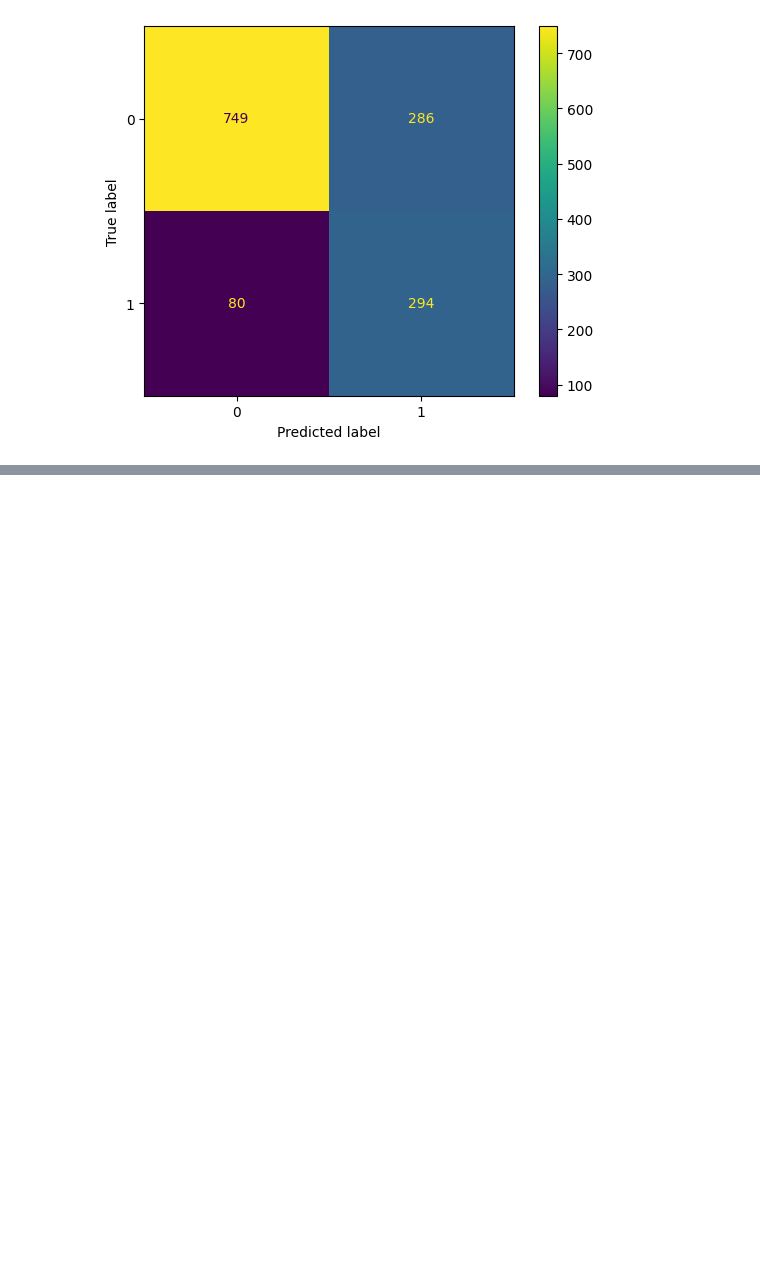
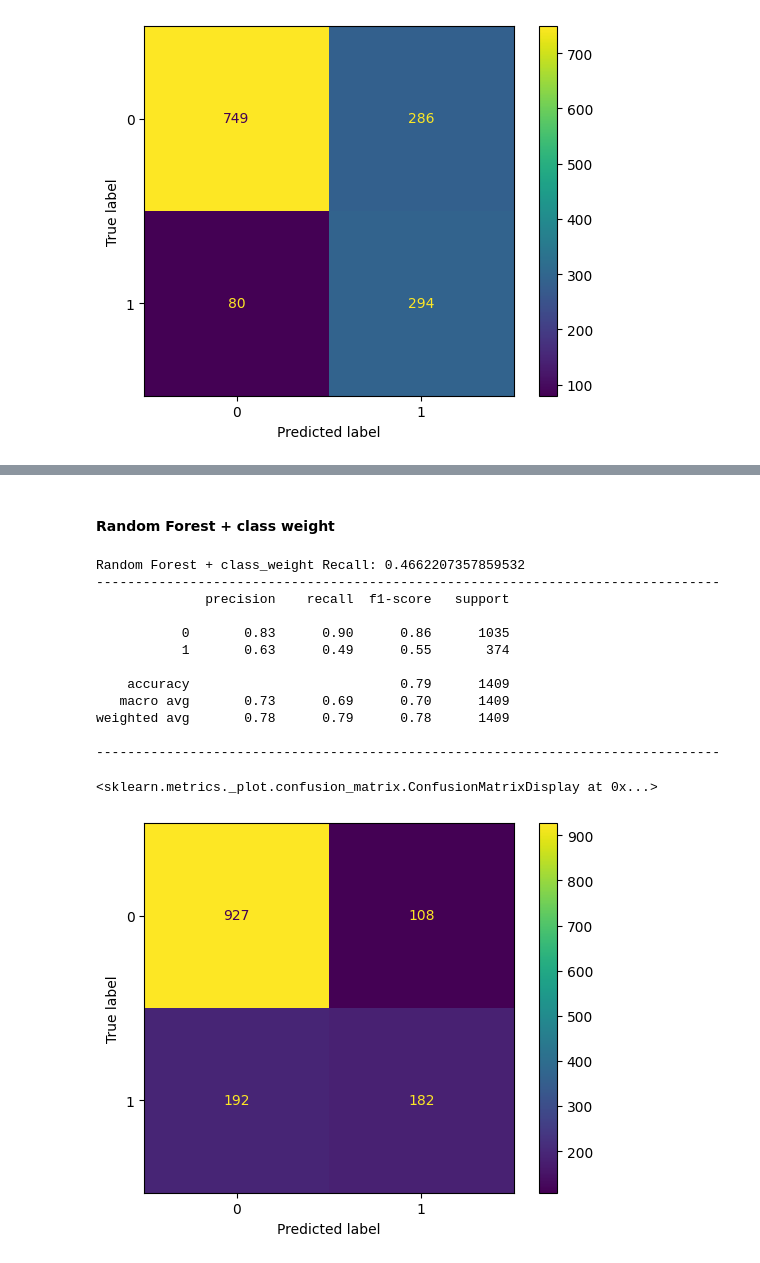
Before and after one commit to Anurag-Warthi/Machine-Learning-Projects, a Jupyter notebook: Machine Learning Projects/Customer Churn/Churn.ipynb, the cells around one changed output, grey strips where cells are left out. Drawn from its saved outputs; the diff is of its cells as text; code cells hidden in the pictures; blank space fills up the shorter version.

```diff
--- a/Machine Learning Projects/Customer Churn/Churn.ipynb
+++ b/Machine Learning Projects/Customer Churn/Churn.ipynb
@@ -476,0 +603,37 @@ weighted avg       0.80      0.74      0.75      1409
+# %% [markdown]
+#### Random Forest + class weight
+# %%
+rf_cw = Pipeline([
+    ('model', RandomForestClassifier(random_state=42, n_estimators=200, class_weight='balanced'))
+])
+
+score_rf_cw = cross_val_score(
+    rf_cw, X_train, y_train, cv=cv, scoring='recall')
+
+print("Random Forest + class_weight Recall:", score_rf_cw.mean())
+print("--"* 40)
+
+rf_cw.fit(X_train, y_train)
+y_pred = rf_cw.predict(X_test)
+
+print(classification_report(y_test, y_pred))
+print("--"* 40)
+
+cm = confusion_matrix(y_test, y_pred)
+disp = ConfusionMatrixDisplay(cm, display_labels=rf_cw.classes_)
+disp.plot()
+# %% [output]
+Random Forest + class_weight Recall: 0.4662207357859532
+--------------------------------------------------------------------------------
+              precision    recall  f1-score   support
+
+           0       0.83      0.90      0.86      1035
+           1       0.63      0.49      0.55       374
+
+    accuracy                           0.79      1409
+   macro avg       0.73      0.69      0.70      1409
+weighted avg       0.78      0.79      0.78      1409
+
+--------------------------------------------------------------------------------
+<sklearn.metrics._plot.confusion_matrix.ConfusionMatrixDisplay at 0x...>
+[figure, added]
```
Also changed, not shown: parts of 15 cells of this notebook.
